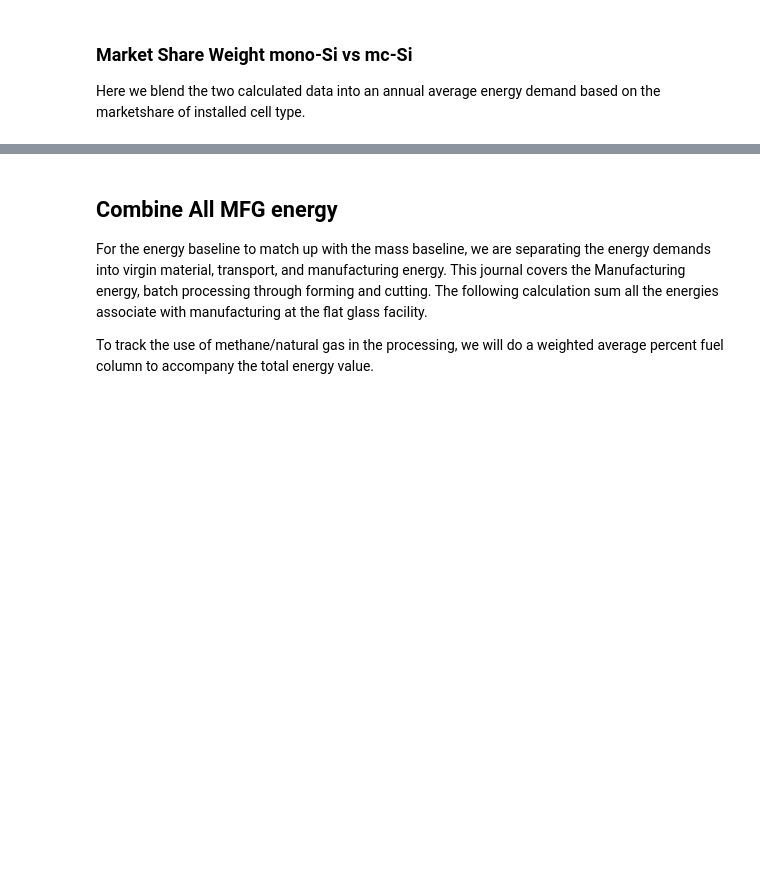
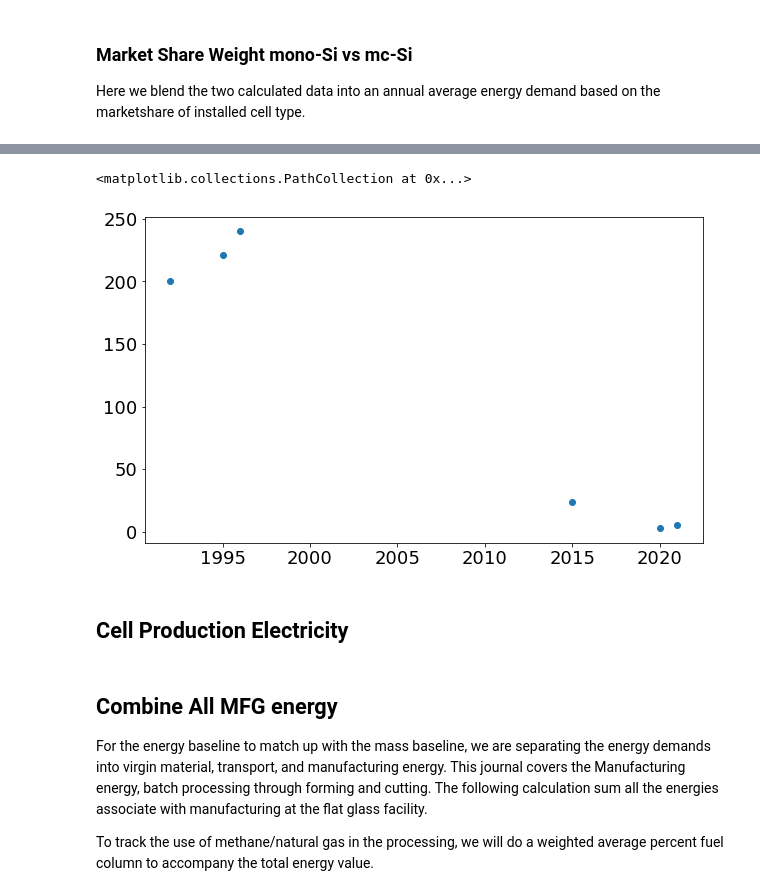
Before and after one commit to NREL/PV_ICE, a Jupyter notebook: docs/tutorials/baseline development documentation/(baseline development) Energy Silicon Manufacturing.ipynb, the cells around one changed output, grey strips where cells are left out. Saved outputs shown, nothing was run; the diff lists cells and outputs as text; code cells hidden in the pictures; blank space fills up the shorter version.

```diff
--- a/docs/tutorials/baseline development documentation/(baseline development) Energy Silicon Manufacturing.ipynb
+++ b/docs/tutorials/baseline development documentation/(baseline development) Energy Silicon Manufacturing.ipynb
@@ -333,0 +350,3 @@ plt.legend()
+# %%
+e_wafering_raw = pd.read_csv(cwd+"/../../../PV_ICE/baselines/SupportingMaterial/energy-input-silicon-wafering.csv",
+                             index_col='year')
@@ -334,3 +364,10 @@ plt.legend()
+# %%
+plt.scatter(e_wafering_raw.index, e_wafering_raw['E_Wafering_kWhpkg'])
+# %% [output]
+<matplotlib.collections.PathCollection at 0x...>
+[figure, added]
+# %% [markdown]
+## Cell Production Electricity
 # %% [markdown]
 ## Combine All MFG energy
 
```
Also changed, not shown: parts of 19 cells of this notebook, 5 other files.
